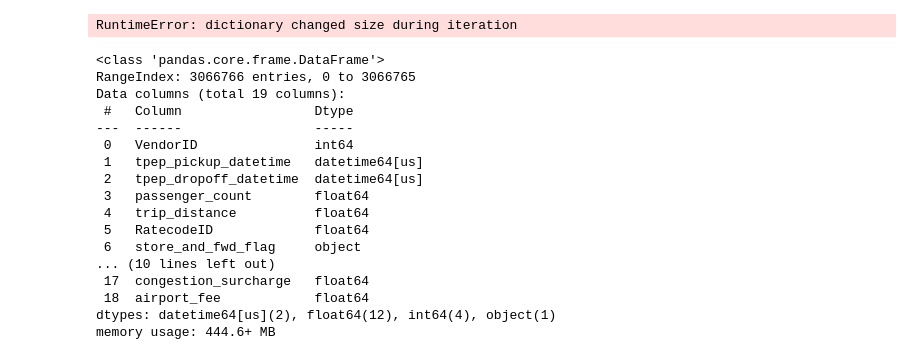
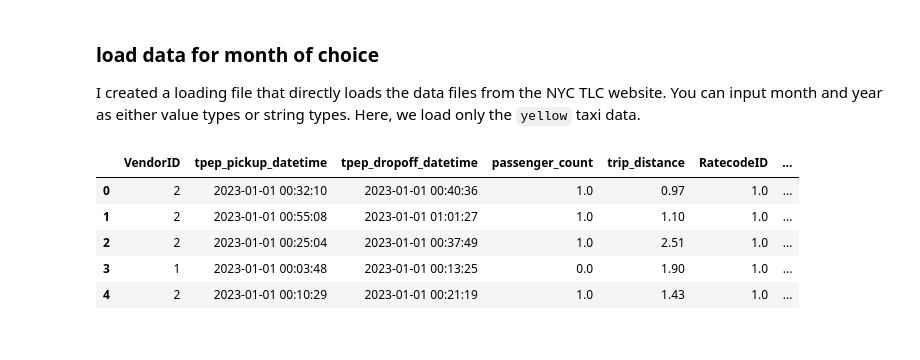
Before and after one commit to edwarddramirez/taxi-forecast, a Jupyter notebook: scratch/01_1_load_data.ipynb, the cells around one changed output. Drawn from its saved outputs; the diff is of its cells as text; code cells hidden in the pictures.

```diff
--- a/scratch/01_1_load_data.ipynb
+++ b/scratch/01_1_load_data.ipynb
@@ -55,21 +10,15 @@ df = load_taxi_data(1, 2023, 'yellow')
+# %% [markdown]
+### load data for month of choice
+I created a loading file that directly loads the data files from the NYC TLC website. You can input month and year as either value types or string types. Here, we load only the `yellow` taxi data.
+# %%
+# load yellow taxi data for month 01/2023
+df = pr.load_taxi_data(month = 1, year = 2023, vehicle_type = 'yellow')
 # %%
-df.info()
+df.head()
 # %% [output]
-RuntimeError: dictionary changed size during iteration
-<class 'pandas.core.frame.DataFrame'>
-RangeIndex: 3066766 entries, 0 to 3066765
-Data columns (total 19 columns):
- #   Column                 Dtype
----  ------                 -----
- 0   VendorID               int64
- 1   tpep_pickup_datetime   datetime64[us]
- 2   tpep_dropoff_datetime  datetime64[us]
- 3   passenger_count        float64
- 4   trip_distance          float64
- 5   RatecodeID             float64
- 6   store_and_fwd_flag     object
-... (10 lines left out)
- 17  congestion_surcharge   float64
- 18  airport_fee            float64
-dtypes: datetime64[us](2), float64(12), int64(4), object(1)
-memory usage: 444.6+ MB
+|  | VendorID | tpep_pickup_datetime | tpep_dropoff_datetime | passenger_count | trip_distance | RatecodeID | ... |
+| 0 | 2 | 2023-01-01 00:32:10 | 2023-01-01 00:40:36 | 1.0 | 0.97 | 1.0 | ... |
+| 1 | 2 | 2023-01-01 00:55:08 | 2023-01-01 01:01:27 | 1.0 | 1.10 | 1.0 | ... |
+| 2 | 2 | 2023-01-01 00:25:04 | 2023-01-01 00:37:49 | 1.0 | 2.51 | 1.0 | ... |
+| 3 | 1 | 2023-01-01 00:03:48 | 2023-01-01 00:13:25 | 0.0 | 1.90 | 1.0 | ... |
+| 4 | 2 | 2023-01-01 00:10:29 | 2023-01-01 00:21:19 | 1.0 | 1.43 | 1.0 | ... |
```
Also changed, not shown: parts of 19 cells of this notebook, 3 other files.
